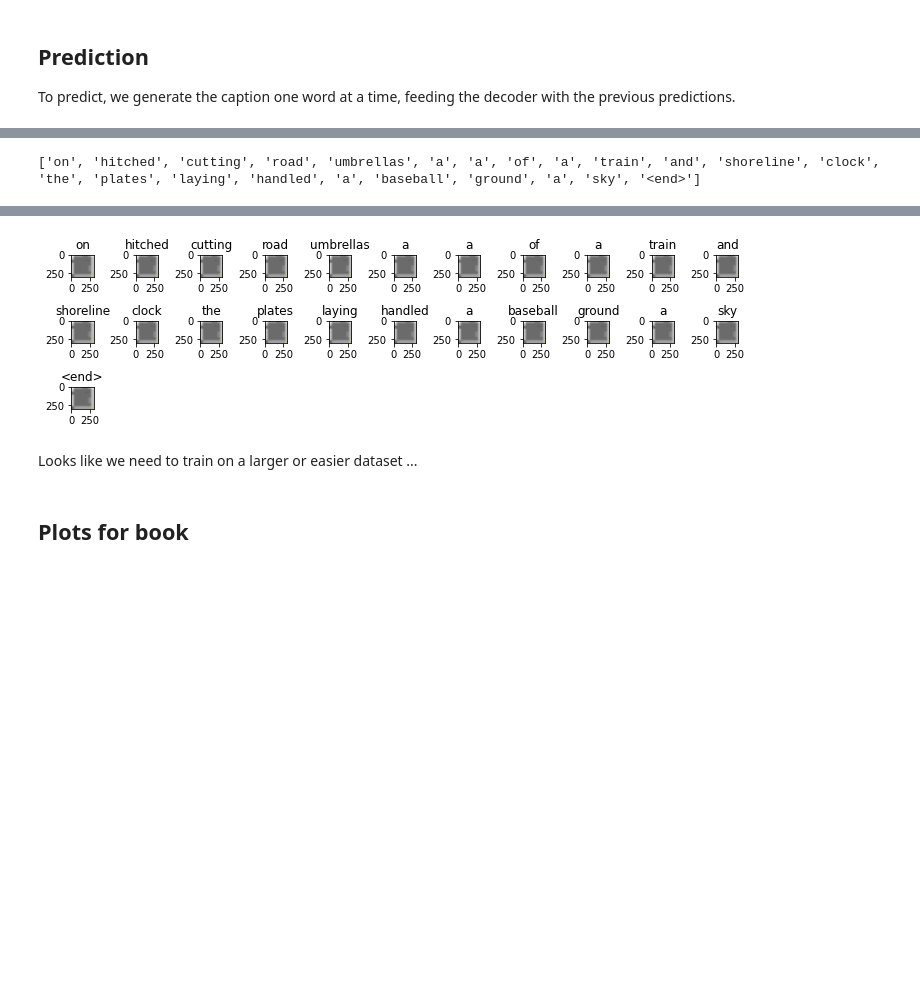
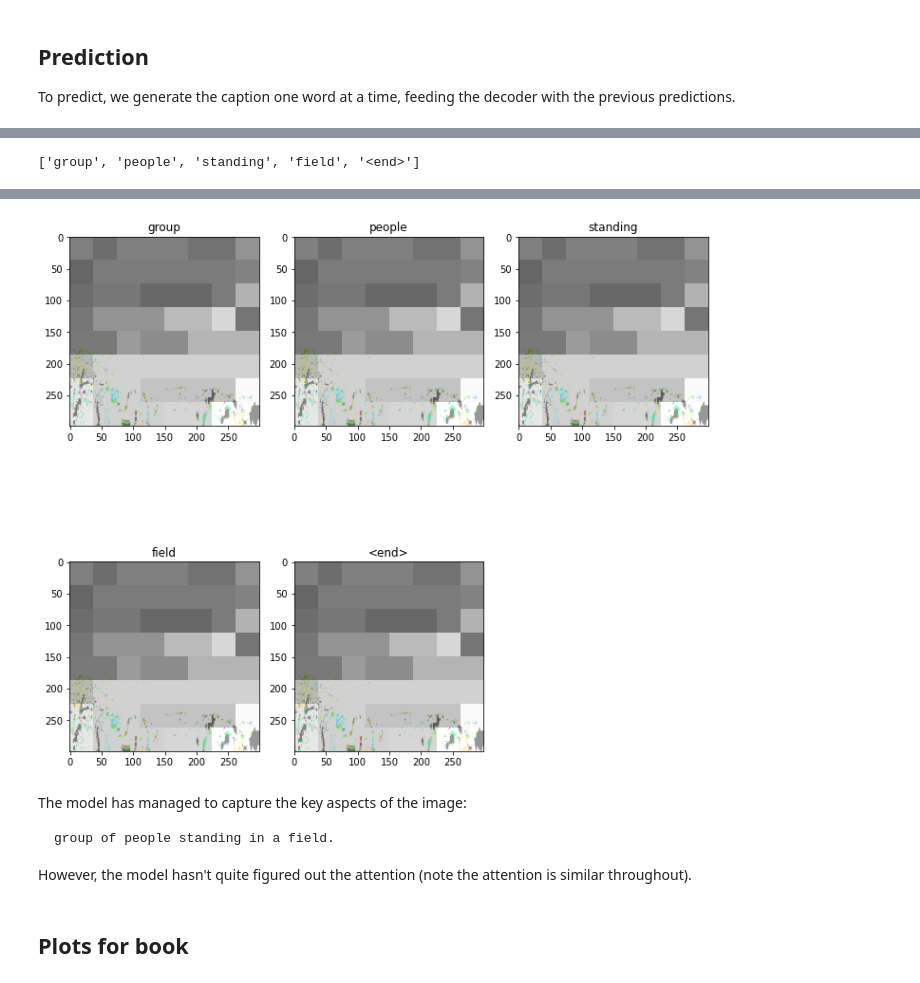
Before and after one commit to GoogleCloudPlatform/practical-ml-vision-book, a Jupyter notebook: 04_problem_types/04_image_captioning.ipynb, the cells around one changed output, grey strips where cells are left out. Saved outputs shown, nothing was run; the diff lists cells and outputs as text; code cells hidden in the pictures; blank space fills up the shorter version.

Commit message:
Take out stop words; narrow word selection during prediction.

```diff
--- a/04_problem_types/04_image_captioning.ipynb
+++ b/04_problem_types/04_image_captioning.ipynb
@@ -147,0 +173,14 @@ print(train_captions[:5])
+# %%
+# get all the captions to feed into the Tokenizer
+STOPWORDS = {'ourselves', 'hers', 'between', 'yourself', 'but', 'again', 'there', 'about', 'once', 'during', 'out', 'very', 'having', 'with', 'they', 'own', 'an', 'be', 'some', 'for', 'do', 'its', 'yours', 'such', 'into', 'of', 'most', 'itself', 'other', 'off', 'is', 's', 'am', 'or', 'who', 'as', 'from', 'him', 'each', 'the', 'themselves', 'until', 'below', 'are', 'we', 'these', 'your', 'his', 'through', 'don', 'nor', 'me', 'were', 'her', 'more', 'himself', 'this', 'down', 'should', 'our', 'their', 'while', 'above', 'both', 'up', 'to', 'ours', 'had', 'she', 'all', 'no', 'when', 'at', 'any', 'before', 'them', 'same', 'and', 'been', 'have', 'in', 'will', 'on', 'does', 'yourselves', 'then', 'that', 'because', 'what', 'over', 'why', 'so', 'can', 'did', 'not', 'now', 'under', 'he', 'you', 'herself', 'has', 'just', 'where', 'too', 'only', 'myself', 'which', 'those', 'i', 'after', 'few', 'whom', 't', 'being', 'if', 'theirs', 'my', 'against', 'a', 'by', 'doing', 'it', 'how', 'further', 'was', 'here', 'than'}
+def preprocess_caption(c):
+    caption = "<start> {} <end>".format(c.decode('utf-8'))
+    words = [word for word in caption.lower().split()
+            if word not in STOPWORDS]
+    return (' '.join(words))
+
+train_captions = []
+for data in trainds:
+  str_captions = [preprocess_caption(c) for c in data['captions'].numpy()]
+  train_captions.extend(str_captions)
+print(train_captions[:5])
@@ -174,8 +214,7 @@ def create_batched_ds(trainds, batchsize):
     for data in trainds:
       captions = data['captions']
       img_tensor = data['image_tensor']
-      str_captions = ["<start> {} <end>".format(
-          t.decode('utf-8')) for t in captions.numpy()]
+      str_captions = [preprocess_caption(c) for c in data['captions'].numpy()]
       seqs = tokenizer.texts_to_sequences(str_captions)
       # Pad each vector to the max_length of the captions
       padded = tf.keras.preprocessing.sequence.pad_sequences(
@@ -431,9 +481,12 @@ def plot_attention(image, result, attention_plot):
   fig = plt.figure(figsize=(10, 10))
 
   len_result = len(result)
+  num_panels = len_result//2
+  if num_panels*2 < len_result:
+    num_panels += 1
   for l in range(len_result):
     temp_att = np.resize(attention_plot[l], (8, 8))
-    ax = fig.add_subplot(len_result//2, len_result//2, l+1)
+    ax = fig.add_subplot(len_result//2, num_panels, l+1)
     ax.set_title(result[l])
     img = ax.imshow(image)
     ax.imshow(temp_att, cmap='gray', alpha=0.6, extent=img.get_extent())
@@ -451,14 +504,32 @@ def predict_caption(filename):
   features = encoder(tf.expand_dims(img_tensor_val, axis=0))
   dec_input = tf.expand_dims([tokenizer.word_index['<start>']], 0)
   result = []
-
+  previous_word_ids = []
   for i in range(max_caption_length):
     predictions, hidden, attention_weights = decoder(dec_input, features, hidden)
     attention_plot[i] = tf.reshape(attention_weights, (-1, )).numpy()
 
-    # draws from log distribution given by predictions
-    predicted_id = tf.random.categorical(predictions, 1)[0][0].numpy()
+    if i < 10:
+        # mask out <pad> <unk> <start> <end>, since we don't want <end>
+        masked_predictions = predictions[0]
+        mask = [0.0, 0, 0, 0] + [1.0] * (masked_predictions.shape[0] - 4)
+        # end is okay after 4th word
+        if i > 3:
+            mask[3] = 1
+        # avoid repeating words
+        for p in previous_word_ids:
+          mask[p] = 0
+        mask = tf.convert_to_tensor(mask)
+        masked_predictions *= mask
+        # keep only the top (i+2) words, and draw out of log distribution
+        top_probs, top_idxs = tf.math.top_k(input=masked_predictions, k=(i+2), sorted=False)
+        chosen_id = tf.random.categorical([top_probs], 1)[0].numpy()
+        predicted_id = top_idxs.numpy()[chosen_id][0]
+    else:
+        # draws from log distribution given by predictions
+        predicted_id = tf.random.categorical(predictions, 1)[0][0].numpy()
     result.append(tokenizer.index_word[predicted_id])
+    previous_word_ids.append(predicted_id)
 
     if tokenizer.index_word[predicted_id] == '<end>':
       return img, result, attention_plot
@@ -468,8 +539,8 @@ def predict_caption(filename):
   attention_plot = attention_plot[:len(result), :]
   return img, result, attention_plot
 
-
-filename = "gs://practical-ml-vision-book/images/bowling.jpg"
+# image from https://commons.wikimedia.org/wiki/File:Flying_Kites_At_Sunset.jpg
+filename = "gs://practical-ml-vision-book/images/800px-Flying_Kites_At_Sunset.jpg"
 image, caption, attention_plot = predict_caption(filename)
 print(caption)
 plot_attention(image, caption, attention_plot)
@@ -486 +553 @@ WARNING:matplotlib.image:Clipping input data to the valid range for imshow with
-['on', 'hitched', 'cutting', 'road', 'umbrellas', 'a', 'a', 'of', 'a', 'train', 'and', 'shoreline', 'clock', 'the', 'plates', 'laying', 'handled', 'a', 'baseball', 'ground', 'a', 'sky', '<end>']
+['group', 'people', 'standing', 'field', '<end>']
@@ -501,6 +554,10 @@ WARNING:matplotlib.image:Clipping input data to the valid range for imshow with
-[figure, old version]
+[figure, new version]
-# %% [markdown]
-Looks like we need to train on a larger or easier dataset ...
+# %% [markdown]
+The model has managed to capture the key aspects of the image:
+<pre>
+group of people standing in a field.
+</pre>
+However, the model hasn't quite figured out the attention (note the attention is similar throughout).
 # %% [markdown]
 ## Plots for book
 # %%
```
Also changed, not shown: parts of 13 cells of this notebook.
